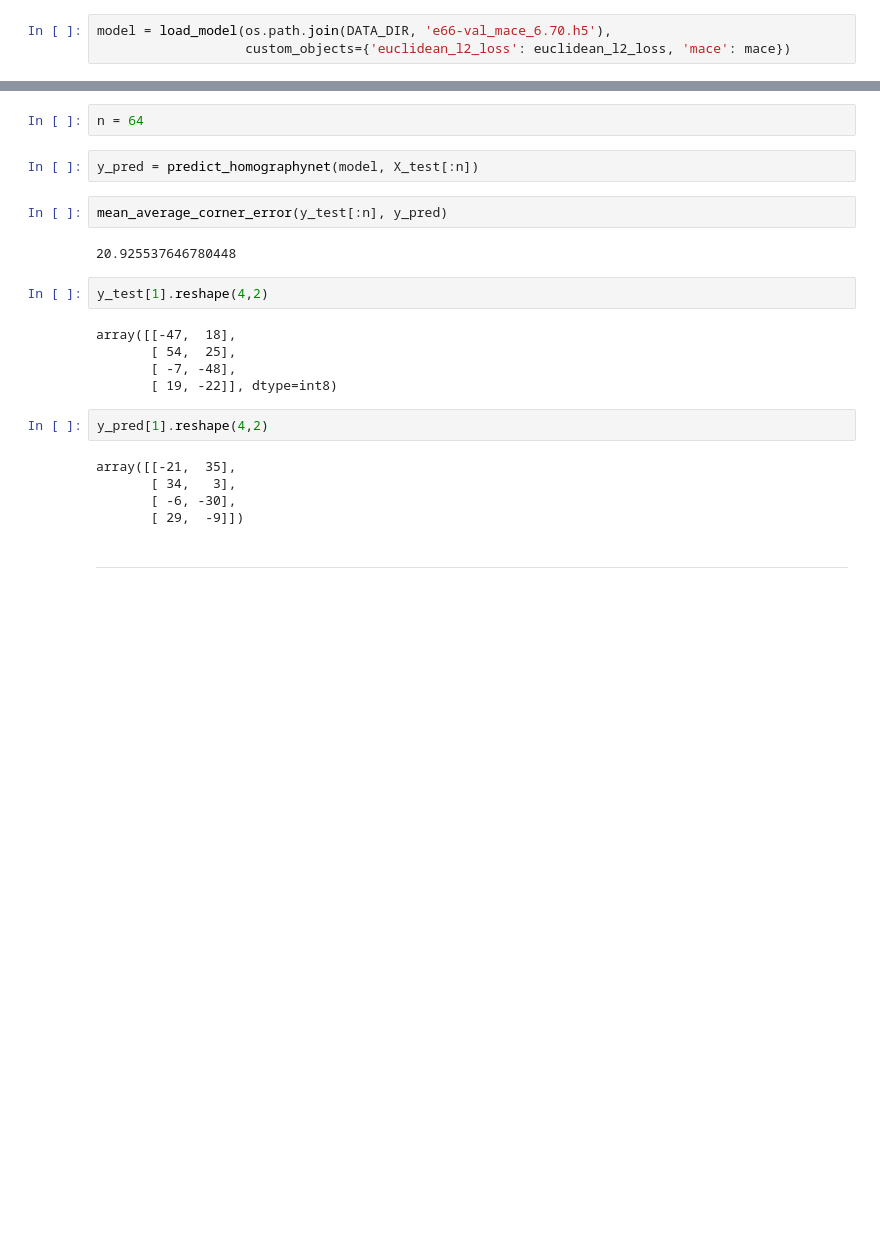
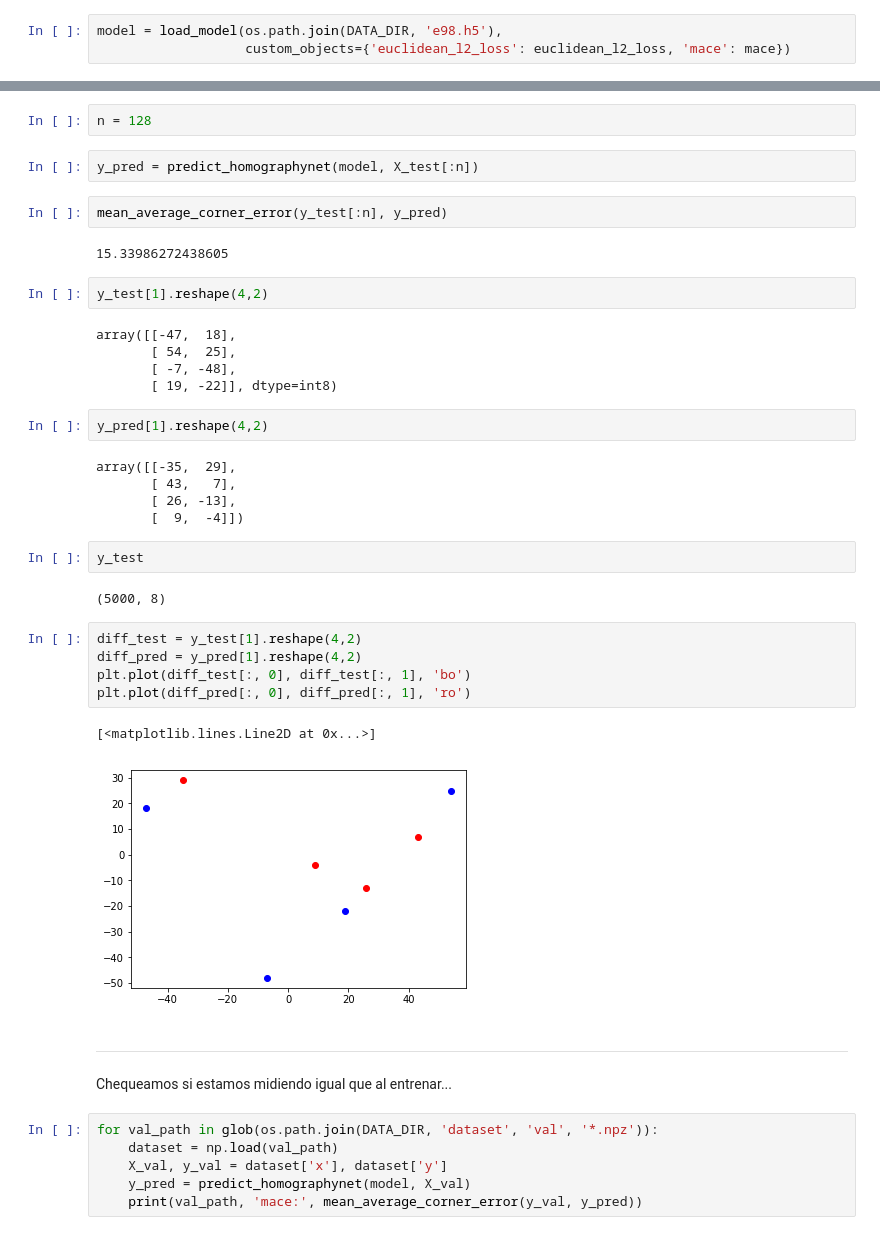
Before and after one commit to munshkr/vc-2018-2c, a Jupyter notebook: tp/3-Evaluacion.ipynb, the cells around one changed output, grey strips where cells are left out. Drawn from its saved outputs; the diff is of its cells as text; blank space fills up the shorter version.

```diff
--- a/tp/3-Evaluacion.ipynb
+++ b/tp/3-Evaluacion.ipynb
@@ -512,6 +512,6 @@ def mace(y_true, y_pred):
     return K.mean(K.sqrt(K.sum(K.square(diff), axis=2)))
 # %%
-model = load_model(os.path.join(DATA_DIR, 'e66-val_mace_6.70.h5'),
+model = load_model(os.path.join(DATA_DIR, 'e98.h5'),
                    custom_objects={'euclidean_l2_loss': euclidean_l2_loss, 'mace': mace})
 # %%
 def preprocess_features(x):
@@ -543,13 +543,13 @@ def predict_homographynet(model, X, batch_size=64):
         y_pred.extend(y_batch)
     return postprocess_labels(np.array(y_pred))
 # %%
-n = 64
+n = 128
 # %%
 y_pred = predict_homographynet(model, X_test[:n])
 # %%
 mean_average_corner_error(y_test[:n], y_pred)
 # %% [output]
-20.925537646780448
+15.33986272438605
 # %%
 y_test[1].reshape(4,2)
 # %% [output]
@@ -560,9 +560,29 @@ array([[-47,  18],
 # %%
 y_pred[1].reshape(4,2)
 # %% [output]
-array([[-21,  35],
-       [ 34,   3],
-       [ -6, -30],
-       [ 29,  -9]])
+array([[-35,  29],
+       [ 43,   7],
+       [ 26, -13],
+       [  9,  -4]])
+# %%
+y_test
+# %% [output]
+(5000, 8)
+# %%
+diff_test = y_test[1].reshape(4,2)
+diff_pred = y_pred[1].reshape(4,2)
+plt.plot(diff_test[:, 0], diff_test[:, 1], 'bo')
+plt.plot(diff_pred[:, 0], diff_pred[:, 1], 'ro')
+# %% [output]
+[<matplotlib.lines.Line2D at 0x...>]
+[figure, added]
 # %% [markdown]
 ---
+# %% [markdown]
+Chequeamos si estamos midiendo igual que al entrenar...
+# %%
+for val_path in glob(os.path.join(DATA_DIR, 'dataset', 'val', '*.npz')):
+    dataset = np.load(val_path)
+    X_val, y_val = dataset['x'], dataset['y']
+    y_pred = predict_homographynet(model, X_val)
+    print(val_path, 'mace:', mean_average_corner_error(y_val, y_pred))
```
Also changed, not shown: parts of 2 cells of this notebook.
